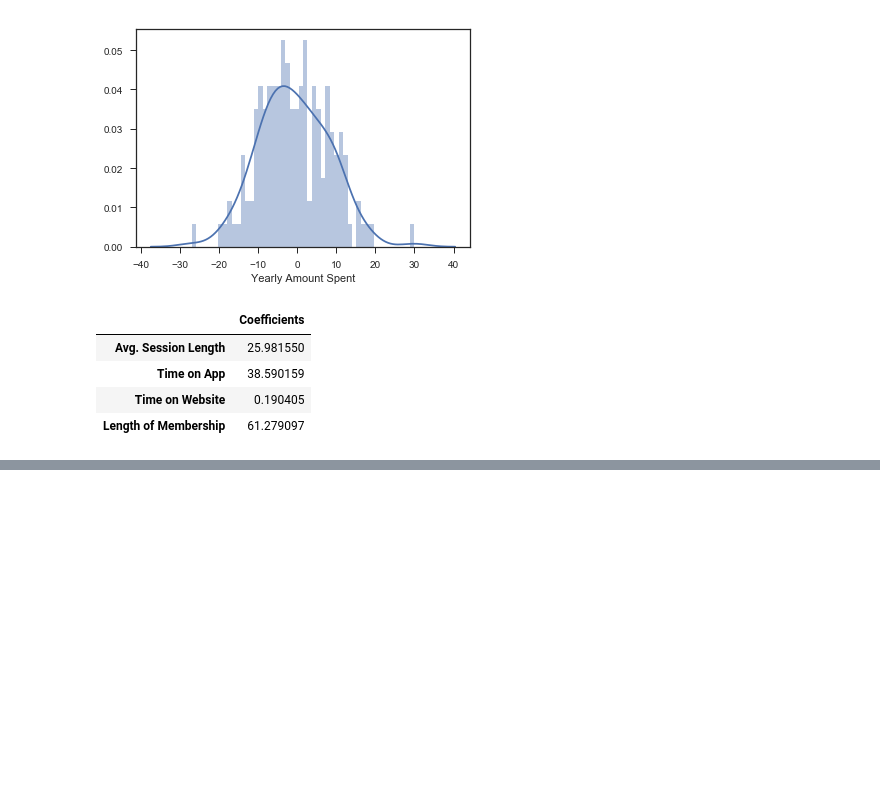
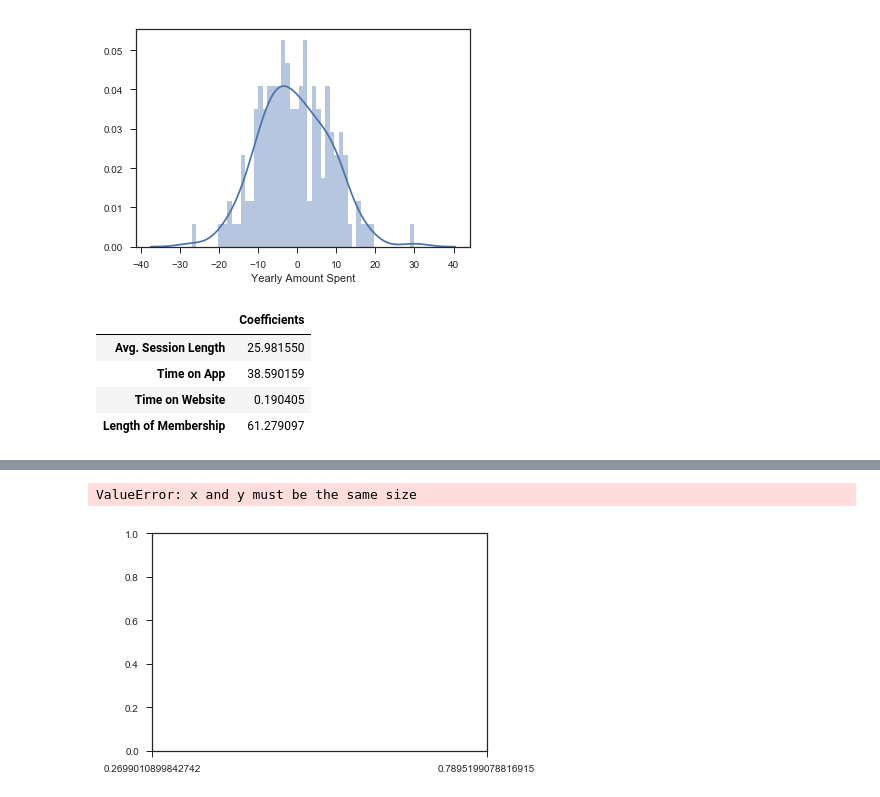
Before and after one commit to JonPara/linear_regression_test, a Jupyter notebook: Linear_Regression_Test.ipynb, the cells around one changed output, grey strips where cells are left out. Cells and saved outputs as stored; diff of their text form; code cells hidden in the pictures; blank space fills up the shorter version.

```diff
--- a/Linear_Regression_Test.ipynb
+++ b/Linear_Regression_Test.ipynb
@@ -172,0 +179,16 @@ pd.DataFrame(model_cf, X.columns, columns = ["Coefficients"])
+# %%
+# Find the min and max for X and y
+
+x_min = X.min()
+x_max = X.max()
+
+y_min_actual = y.min()
+y_max_actual = y.max()
+# %%
+y_min = 101.896225057 + 12.44002424 * x_min
+y_max = 101.896225057 + 12.44002424 * x_max
+print(f"Actual Min Value: {y_min_actual}")
+print(f"Calculated Min Value: {y_min}")
+print("\n")
+print(f"Actual Max Value: {y_max_actual}")
+print(f"Calculated Max Value: {y_max}")
@@ -172,0 +210,6 @@ pd.DataFrame(model_cf, X.columns, columns = ["Coefficients"])
+# %%
+plt.scatter(X, y, c='blue')
+plt.plot([x_min[0], x_max[0]], [y_min[0], y_max[0]], c='red')
+# %% [output]
+ValueError: x and y must be the same size
+[figure, added]
```
Also changed, not shown: parts of 7 cells of this notebook, 1 other file.
